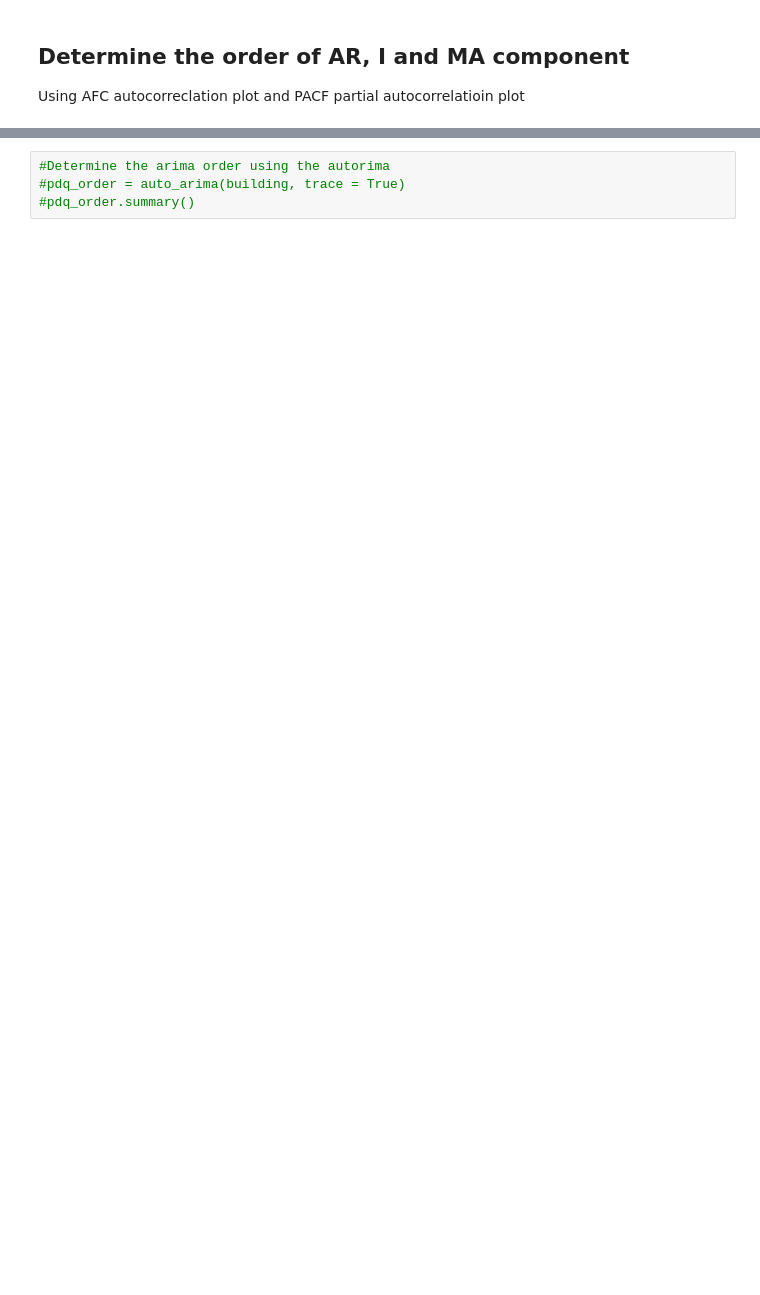
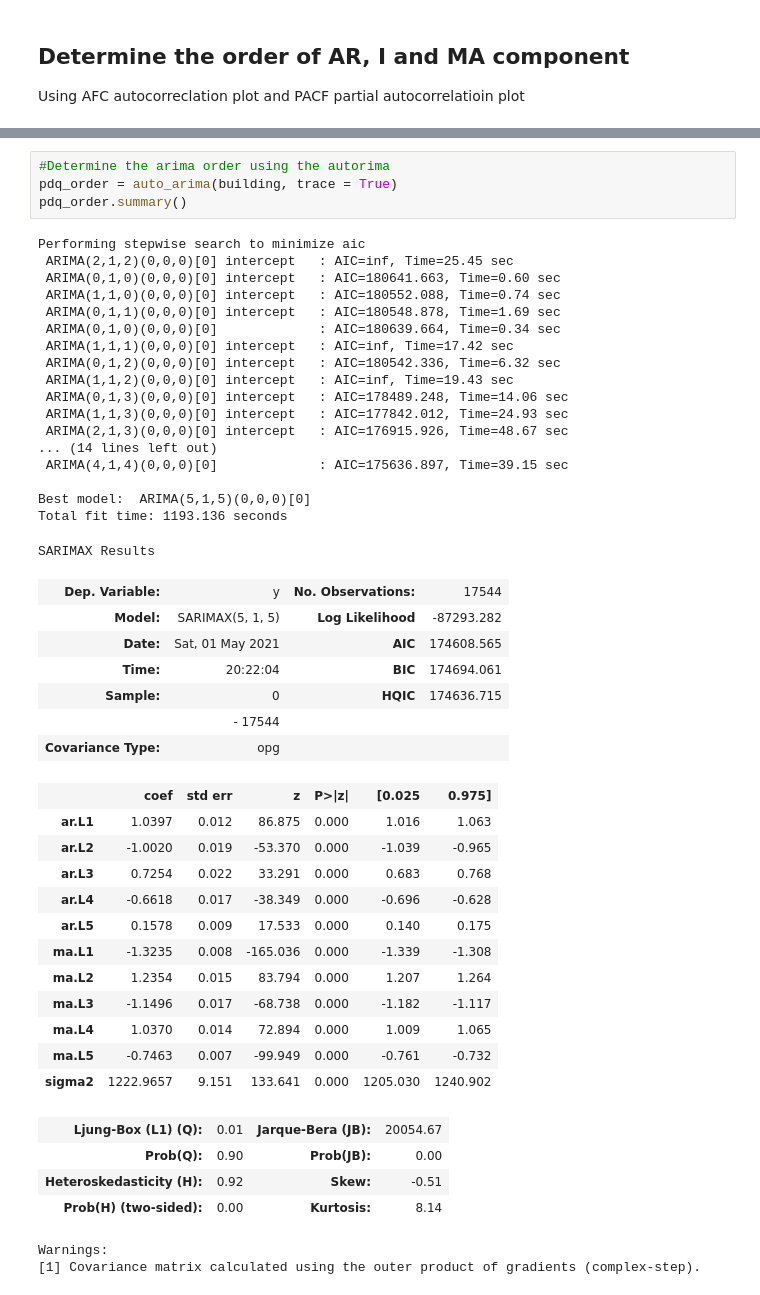
Before and after one commit to ShepherdCode/BuildingEnergy, a Jupyter notebook: Steam_ARIMA_103.ipynb, the cells around one changed output, grey strips where cells are left out. Cells and saved outputs as stored; diff of their text form; blank space fills up the shorter version.

```diff
--- a/Steam_ARIMA_103.ipynb
+++ b/Steam_ARIMA_103.ipynb
@@ -187,6 +203,50 @@ pacf_plot = sm.graphics.tsa.plot_pacf (building.dropna(),lags = 40, ax = buildin
 # %%
 #Determine the arima order using the autorima
-#pdq_order = auto_arima(building, trace = True)
-#pdq_order.summary()
+pdq_order = auto_arima(building, trace = True)
+pdq_order.summary()
+# %% [output]
+Performing stepwise search to minimize aic
+ ARIMA(2,1,2)(0,0,0)[0] intercept   : AIC=inf, Time=25.45 sec
+ ARIMA(0,1,0)(0,0,0)[0] intercept   : AIC=180641.663, Time=0.60 sec
+ ARIMA(1,1,0)(0,0,0)[0] intercept   : AIC=180552.088, Time=0.74 sec
+ ARIMA(0,1,1)(0,0,0)[0] intercept   : AIC=180548.878, Time=1.69 sec
+ ARIMA(0,1,0)(0,0,0)[0]             : AIC=180639.664, Time=0.34 sec
+ ARIMA(1,1,1)(0,0,0)[0] intercept   : AIC=inf, Time=17.42 sec
+ ARIMA(0,1,2)(0,0,0)[0] intercept   : AIC=180542.336, Time=6.32 sec
+ ARIMA(1,1,2)(0,0,0)[0] intercept   : AIC=inf, Time=19.43 sec
+ ARIMA(0,1,3)(0,0,0)[0] intercept   : AIC=178489.248, Time=14.06 sec
+ ARIMA(1,1,3)(0,0,0)[0] intercept   : AIC=177842.012, Time=24.93 sec
+ ARIMA(2,1,3)(0,0,0)[0] intercept   : AIC=176915.926, Time=48.67 sec
+... (14 lines left out)
+ ARIMA(4,1,4)(0,0,0)[0]             : AIC=175636.897, Time=39.15 sec
+
+Best model:  ARIMA(5,1,5)(0,0,0)[0]
+Total fit time: 1193.136 seconds
+SARIMAX Results
+| Dep. Variable: | y | No. Observations: | 17544 |
+| Model: | SARIMAX(5, 1, 5) | Log Likelihood | -87293.282 |
+| Date: | Sat, 01 May 2021 | AIC | 174608.565 |
+| Time: | 20:22:04 | BIC | 174694.061 |
+| Sample: | 0 | HQIC | 174636.715 |
+|  | - 17544 |  |  |
+| Covariance Type: | opg |  |  |
+|  | coef | std err | z | P>|z| | [0.025 | 0.975] |
+| ar.L1 | 1.0397 | 0.012 | 86.875 | 0.000 | 1.016 | 1.063 |
+| ar.L2 | -1.0020 | 0.019 | -53.370 | 0.000 | -1.039 | -0.965 |
+| ar.L3 | 0.7254 | 0.022 | 33.291 | 0.000 | 0.683 | 0.768 |
+| ar.L4 | -0.6618 | 0.017 | -38.349 | 0.000 | -0.696 | -0.628 |
+| ar.L5 | 0.1578 | 0.009 | 17.533 | 0.000 | 0.140 | 0.175 |
+| ma.L1 | -1.3235 | 0.008 | -165.036 | 0.000 | -1.339 | -1.308 |
+| ma.L2 | 1.2354 | 0.015 | 83.794 | 0.000 | 1.207 | 1.264 |
+| ma.L3 | -1.1496 | 0.017 | -68.738 | 0.000 | -1.182 | -1.117 |
+| ma.L4 | 1.0370 | 0.014 | 72.894 | 0.000 | 1.009 | 1.065 |
+| ma.L5 | -0.7463 | 0.007 | -99.949 | 0.000 | -0.761 | -0.732 |
+| sigma2 | 1222.9657 | 9.151 | 133.641 | 0.000 | 1205.030 | 1240.902 |
+| Ljung-Box (L1) (Q): | 0.01 | Jarque-Bera (JB): | 20054.67 |
+| Prob(Q): | 0.90 | Prob(JB): | 0.00 |
+| Heteroskedasticity (H): | 0.92 | Skew: | -0.51 |
+| Prob(H) (two-sided): | 0.00 | Kurtosis: | 8.14 |
+Warnings:
+[1] Covariance matrix calculated using the outer product of gradients (complex-step).
 # %% [markdown]
 ## ARIMA
```
Also changed, not shown: parts of 15 cells of this notebook.
